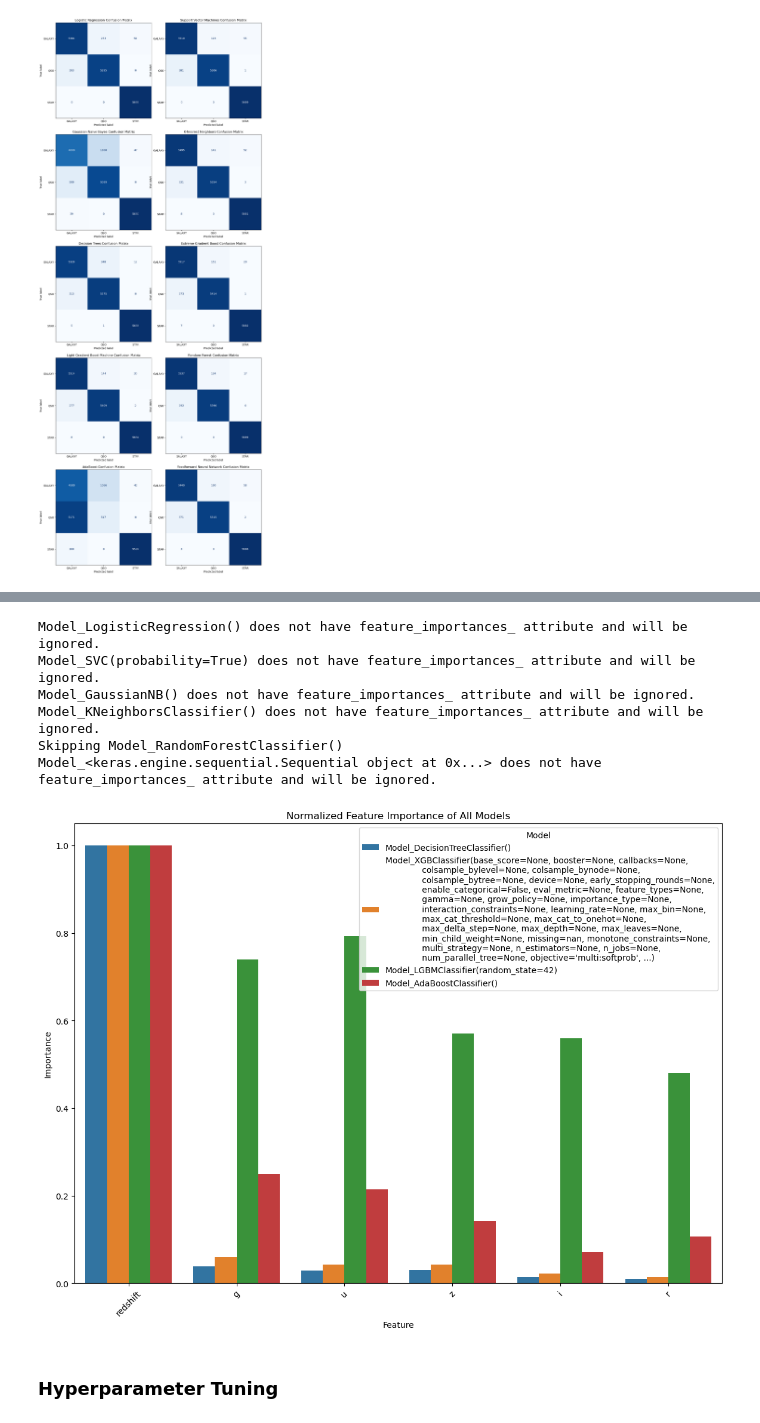
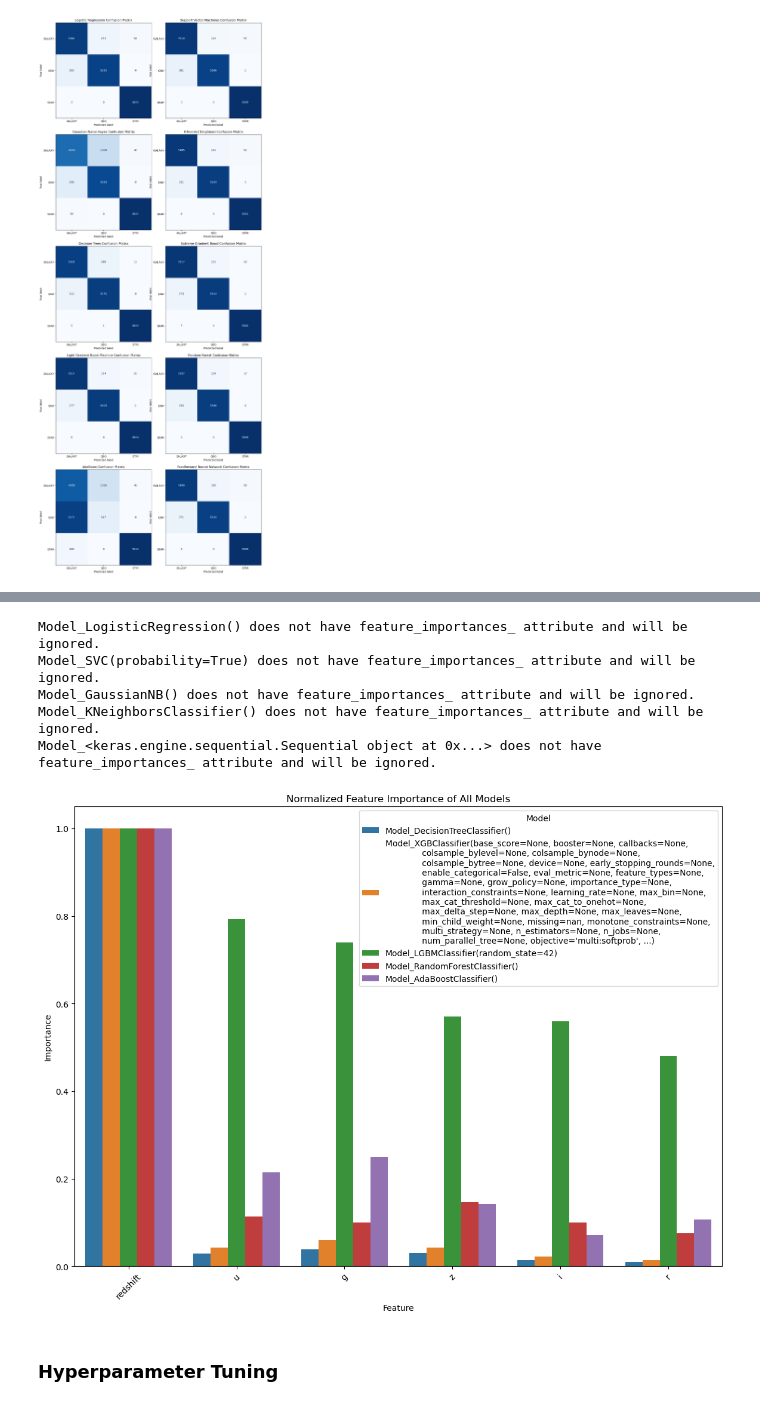
Before and after one commit to jonnneehh/STINTSY-MachineProject, a Jupyter notebook: modelMaking.ipynb, the cells around one changed output, grey strips where cells are left out. Saved outputs shown, nothing was run; the diff lists cells and outputs as text; code cells hidden in the pictures.

```diff
--- a/modelMaking.ipynb
+++ b/modelMaking.ipynb
@@ -207,9 +216,11 @@ probabilities_per_model = []
 models_after_fitting_zero_shot = []
 # %%
 for model in models_zero_shot:
-    report, predictions, probabilities, model_output = train_zero_shot(model, X_train, X_test, y_train, y_test)
+    report, training_report, predictions, probabilities, model_output = train_zero_shot(model, X_train, X_test, y_train, y_test)
 
     zero_shot_performances.append(report)
+
+    zero_shot_training_performances.append(training_report)
 
     y_predictions_per_model.append(predictions)
 
@@ -271,12 +282,22 @@ def train_neural_network(X_train, X_test, y_train, y_test):
 
     # Get the classification report
     report = classification_report(y_test, y_pred, output_dict=True)
-    return report, y_pred, y_pred_probs, model
+
+    # Make predictions on the training set
+    train_pred_probs = model.predict(X_train) # Returning this value to also get probabilities
+    train_pred = train_pred_probs.argmax(axis=1)
+
+    training_report = classification_report(y_train, train_pred, output_dict=True)
+
+
+    return report, training_report, y_pred, y_pred_probs, model
 # %%
-report, prediction, probabilities, model_output = train_neural_network(X_train, X_test, y_train, y_test)
+report, training_report, prediction, probabilities, model_output = train_neural_network(X_train, X_test, y_train, y_test)
 
 print_classification_report(report)
 zero_shot_performances.append(report)
+
+zero_shot_training_performances.append(training_report)
 
 y_predictions_per_model.append(prediction)
 
@@ -359,6 +426,2 @@ model_accuracies.sort_values('Accuracy', ascending=False)
 # %% [markdown]
 ### Error Analysis
-# %%
-index = 8
-predictions = y_predictions_per_model[index]
-model = models_after_fitting_zero_shot[index]
@@ -412,9 +465,6 @@ all_feature_importances = pd.DataFrame()
 
 # Collect feature importances from each model
 for i, model in enumerate(models_after_fitting_zero_shot):
-    if i == 7:
-        print(f"Skipping Model_{model}")
-        continue
     try:
         importances = model.feature_importances_
         # Normalize the importances to be between 0 and 1
@@ -429,35 +479,34 @@ for i, model in enumerate(models_after_fitting_zero_shot):
         all_feature_importances = pd.concat([all_feature_importances, feature_importance_df])
     except AttributeError:
         print(f"Model_{model} does not have feature_importances_ attribute and will be ignored.")
 
 # Check if we have collected any feature importances
 if all_feature_importances.empty:
     print("None of the models have feature importances.")
 else:
     # Sort the DataFrame to ensure consistent order of features
     all_feature_importances['feature'] = pd.Categorical(
         all_feature_importances['feature'],
         categories=all_feature_importances.groupby('feature')['importance'].mean().sort_values(ascending=False).index,
         ordered=True
     )
 
     # Plot the grouped bar graph
     plt.figure(figsize=(14, 10))
     sns.barplot(data=all_feature_importances, x='feature', y='importance', hue='model')
     plt.title('Normalized Feature Importance of All Models')
     plt.xlabel('Feature')
     plt.ylabel('Importance')
     plt.legend(title='Model')
     plt.xticks(rotation=45)
     plt.show()
 # %% [output]
 Model_LogisticRegression() does not have feature_importances_ attribute and will be ignored.
 Model_SVC(probability=True) does not have feature_importances_ attribute and will be ignored.
 Model_GaussianNB() does not have feature_importances_ attribute and will be ignored.
 Model_KNeighborsClassifier() does not have feature_importances_ attribute and will be ignored.
-Skipping Model_RandomForestClassifier()
 Model_<keras.engine.sequential.Sequential object at 0x...> does not have feature_importances_ attribute and will be ignored.
-[figure, old version]
+[figure, new version]
 # %% [markdown]
 ### Hyperparameter Tuning
 # %% [markdown]
```
Also changed, not shown: parts of 10 cells of this notebook.
